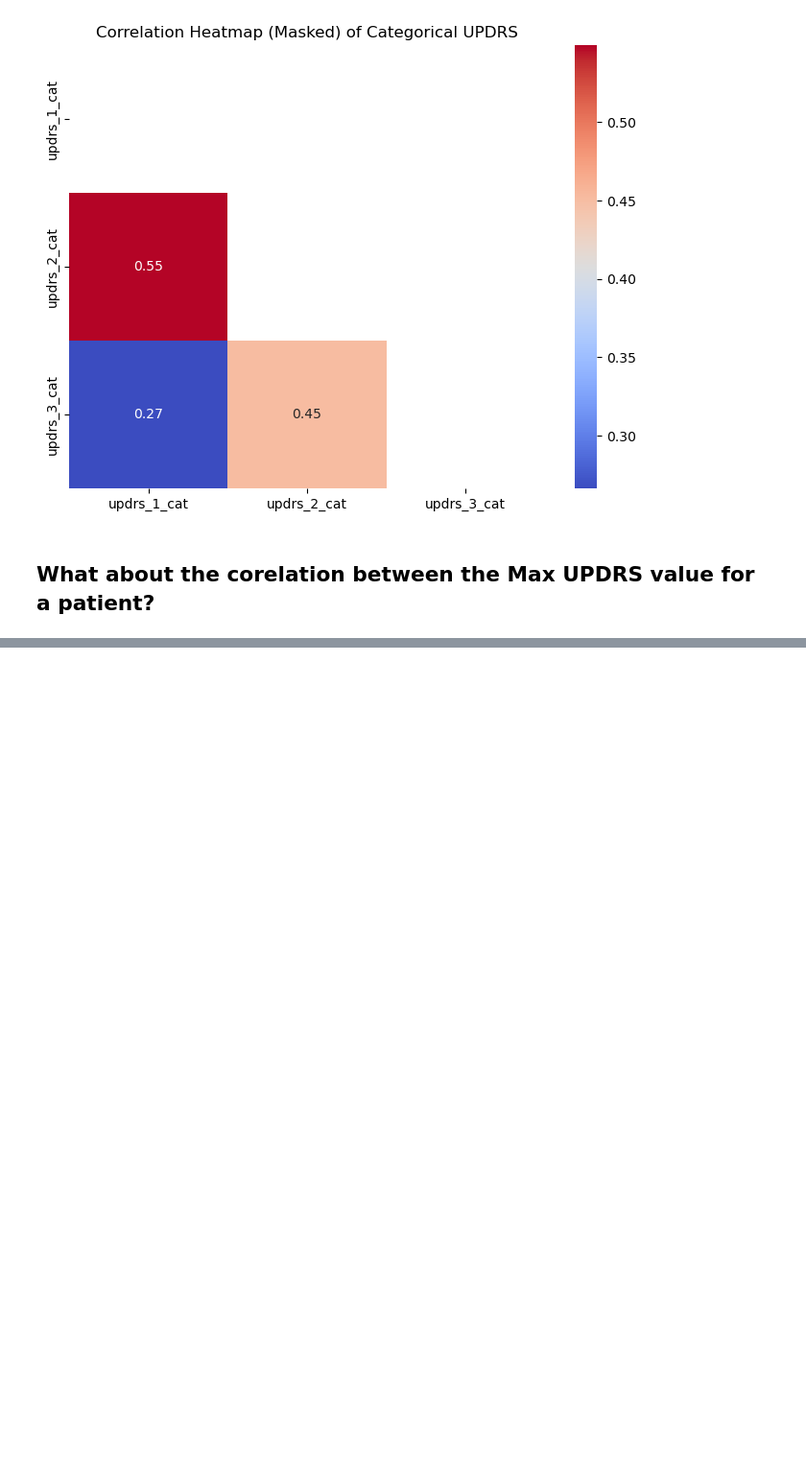
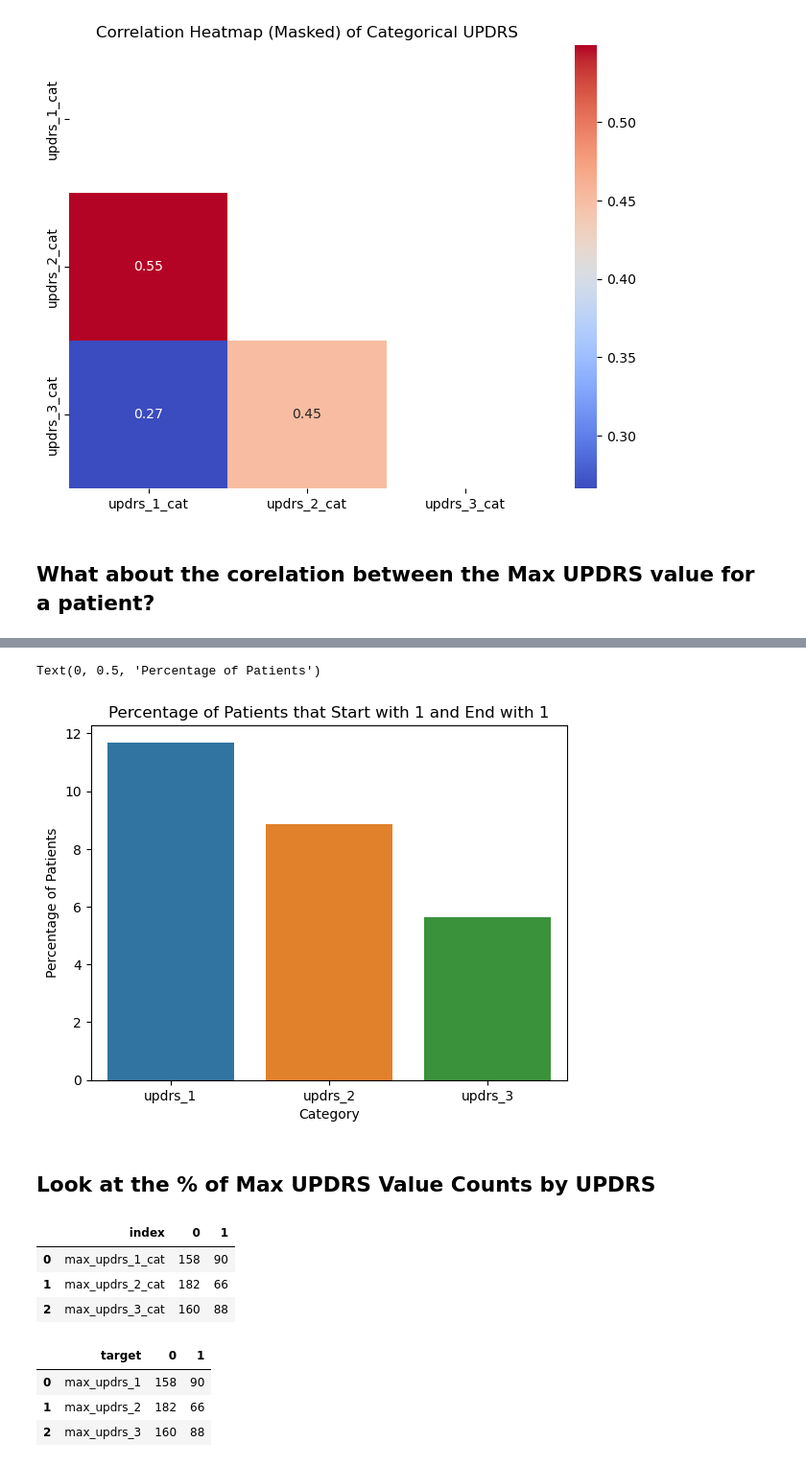
Before and after one commit to dagartga/Boosted-Models-for-Parkinsons-Prediction, a Jupyter notebook: parkinsons_1/notebooks/Raw_Data_EDA.ipynb, the cells around one changed output, grey strips where cells are left out. Shown at 96% size. Saved outputs shown, nothing was run; the diff lists cells and outputs as text; code cells hidden in the pictures; blank space fills up the shorter version.

Commit message:
explore categorical target distributions

```diff
--- a/parkinsons_1/notebooks/Raw_Data_EDA.ipynb
+++ b/parkinsons_1/notebooks/Raw_Data_EDA.ipynb
@@ -184,0 +249,11 @@ plt.show()
+# %%
+# plot the percentage of patients that start with 1 and end with 1 for each updrs
+sns.barplot(x=['updrs_1', 'updrs_2', 'updrs_3'], y=[updrs1_start1_end1, updrs2_start1_end1, updrs3_start1_end1])
+plt.title('Percentage of Patients that Start with 1 and End with 1')
+plt.xlabel('Category')
+plt.ylabel('Percentage of Patients')
+# %% [output]
+Text(0, 0.5, 'Percentage of Patients')
+[figure, added]
+# %% [markdown]
+## Look at the % of Max UPDRS Value Counts by UPDRS
@@ -184,0 +264,19 @@ plt.show()
+# %%
+max_updrs_val_counts = max_updrs_val_counts.T
+max_updrs_val_counts.drop('target', inplace=True)
+max_updrs_val_counts.reset_index(inplace=True)
+max_updrs_val_counts
+# %% [output]
+|  | index | 0 | 1 |
+| 0 | max_updrs_1_cat | 158 | 90 |
+| 1 | max_updrs_2_cat | 182 | 66 |
+| 2 | max_updrs_3_cat | 160 | 88 |
+# %%
+max_updrs_val_counts.columns = ['target', '0', '1']
+max_updrs_val_counts['target'] = max_updrs_val_counts['target'].str.replace('_cat', '')
+max_updrs_val_counts
+# %% [output]
+|  | target | 0 | 1 |
+| 0 | max_updrs_1 | 158 | 90 |
+| 1 | max_updrs_2 | 182 | 66 |
+| 2 | max_updrs_3 | 160 | 88 |
```
Also changed, not shown: parts of 8 cells of this notebook.
